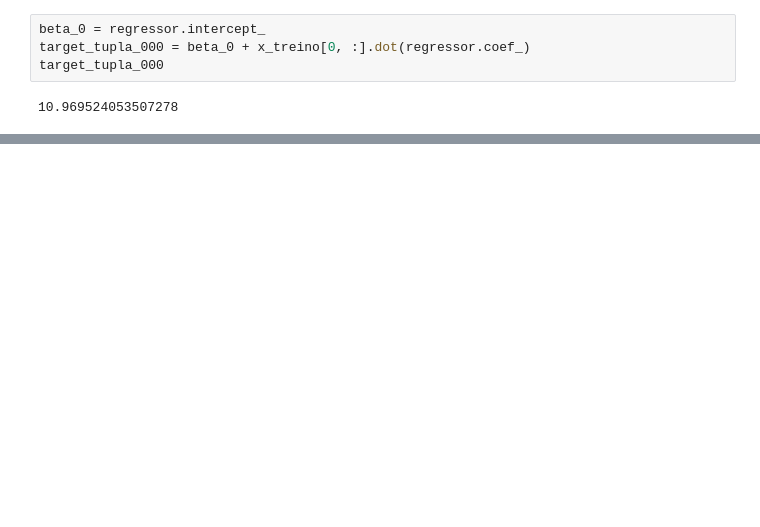
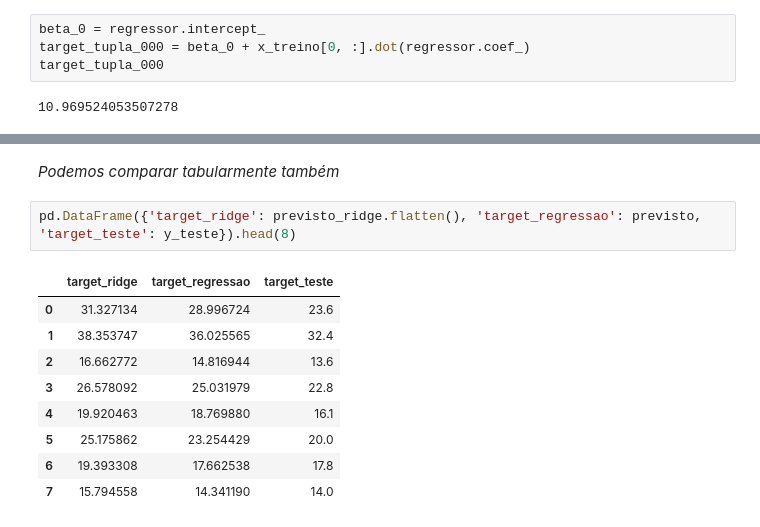
Before and after one commit to mikaelcordeiro/semanas, a Jupyter notebook: semana8/semana_8_teoria.ipynb, the cells around one changed output, grey strips where cells are left out. Saved outputs shown, nothing was run; the diff lists cells and outputs as text; blank space fills up the shorter version.

```diff
--- a/semana8/semana_8_teoria.ipynb
+++ b/semana8/semana_8_teoria.ipynb
@@ -236,0 +330,14 @@ target_tupla_000
+# %% [markdown]
+*Podemos comparar tabularmente também*
+# %%
+pd.DataFrame({'target_ridge': previsto_ridge.flatten(), 'target_regressao': previsto, 'target_teste': y_teste}).head(8)
+# %% [output]
+|  | target_ridge | target_regressao | target_teste |
+| 0 | 31.327134 | 28.996724 | 23.6 |
+| 1 | 38.353747 | 36.025565 | 32.4 |
+| 2 | 16.662772 | 14.816944 | 13.6 |
+| 3 | 26.578092 | 25.031979 | 22.8 |
+| 4 | 19.920463 | 18.769880 | 16.1 |
+| 5 | 25.175862 | 23.254429 | 20.0 |
+| 6 | 19.393308 | 17.662538 | 17.8 |
+| 7 | 15.794558 | 14.341190 | 14.0 |
```
Also changed, not shown: parts of 48 cells of this notebook.
